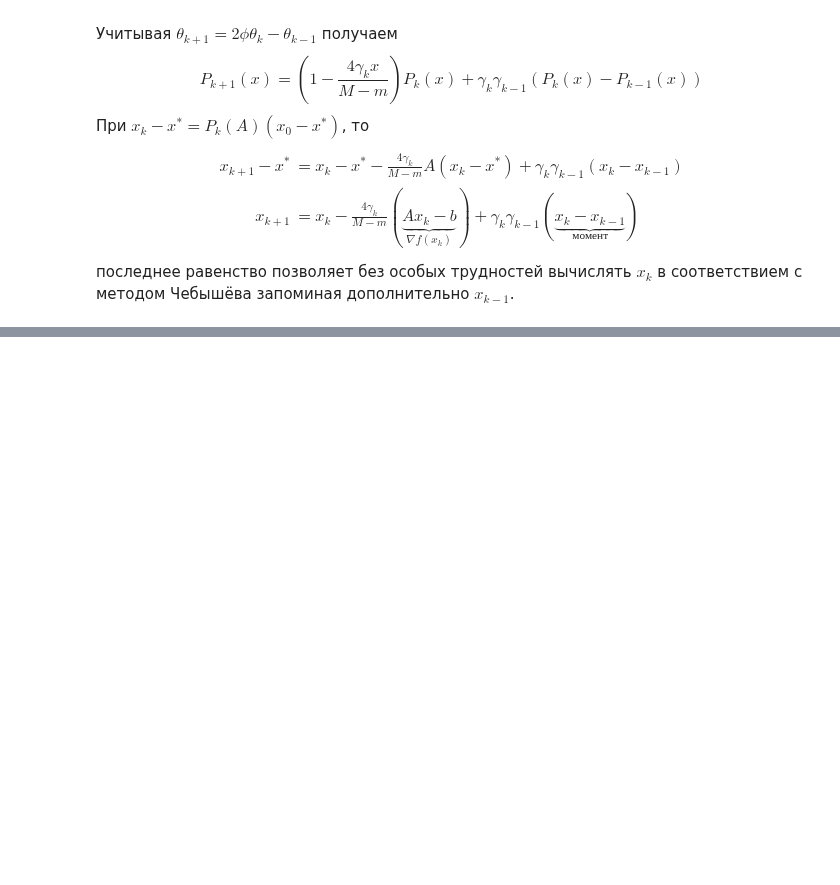
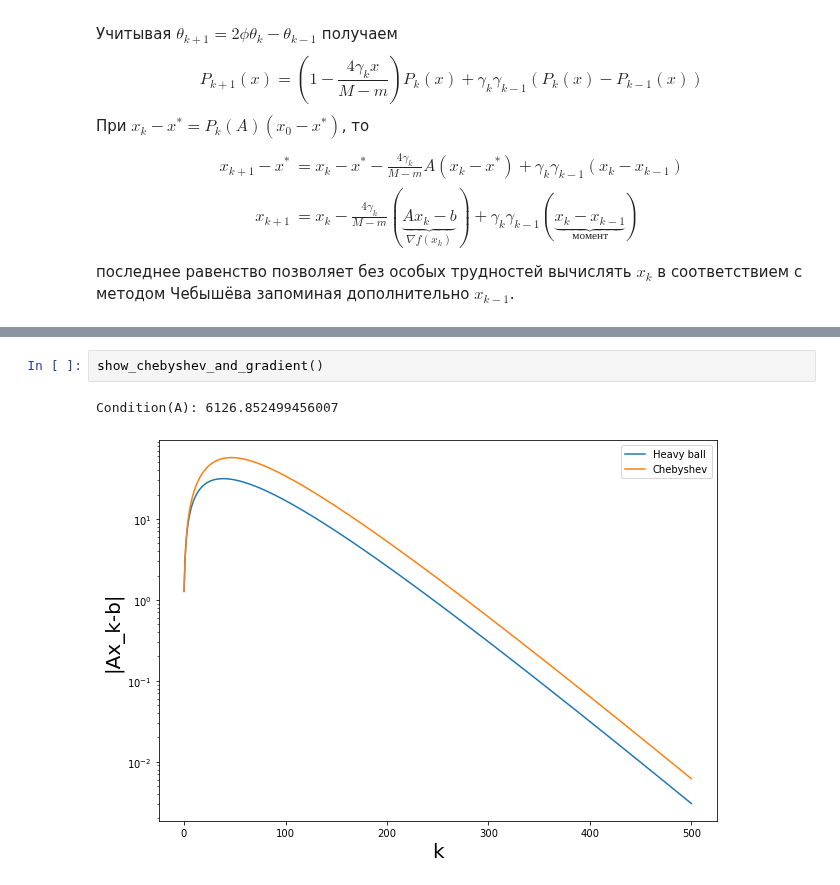
Before and after one commit to Malkovsky/interactive-visualization, a Jupyter notebook: optimization_course/05_momentum_methods.ipynb, the cells around one changed output, grey strips where cells are left out. Drawn from its saved outputs; the diff is of its cells as text; blank space fills up the shorter version.

```diff
--- a/optimization_course/05_momentum_methods.ipynb
+++ b/optimization_course/05_momentum_methods.ipynb
@@ -260,0 +408,5 @@ $$
+# %%
+show_chebyshev_and_gradient()
+# %% [output]
+Condition(A): 6126.852499456007
+[figure, added]
```
Also changed, not shown: parts of 14 cells of this notebook.
